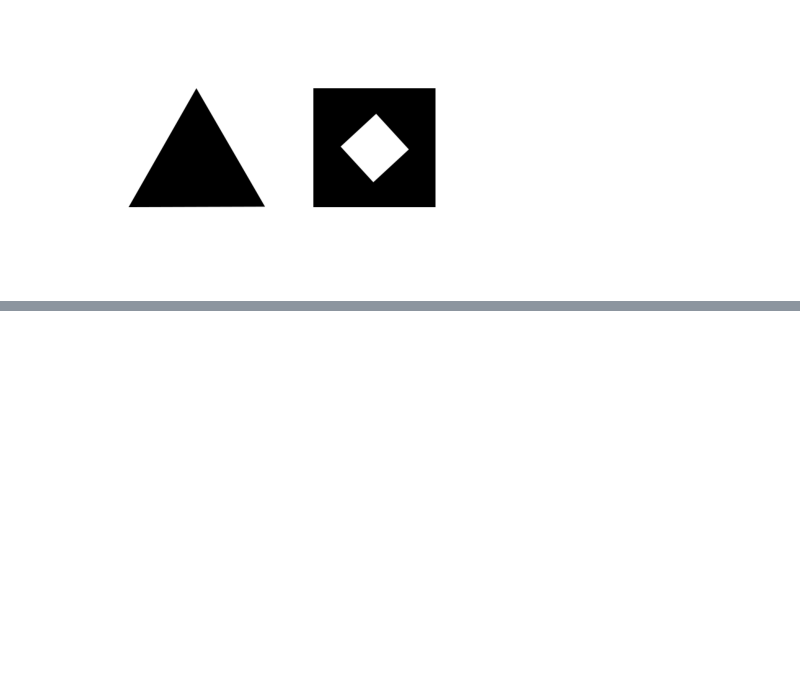
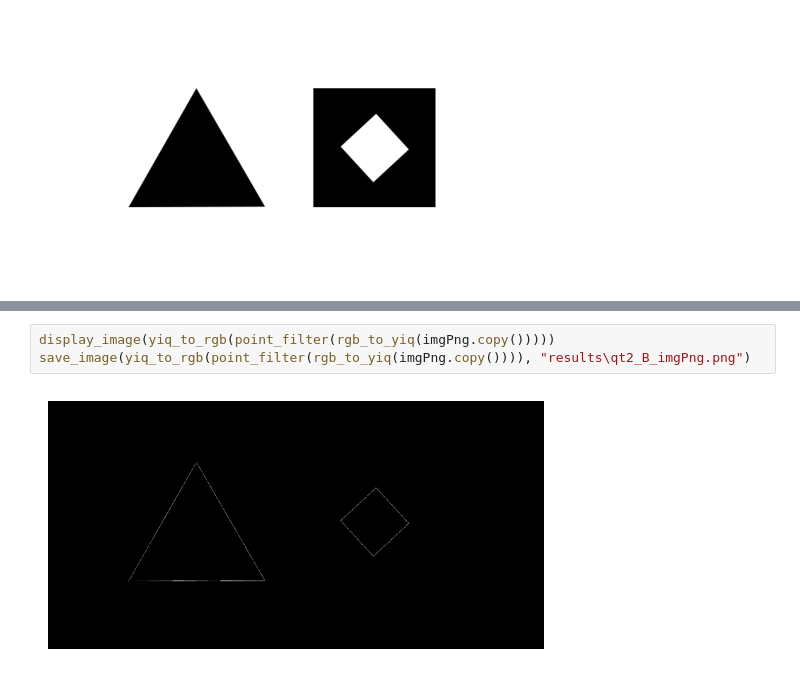
Before and after one commit to BarrosLucas/PracticeHomework, a Jupyter notebook: pdi.ipynb, the cells around one changed output, grey strips where cells are left out. Drawn from its saved outputs; the diff is of its cells as text; blank space fills up the shorter version.

```diff
--- a/pdi.ipynb
+++ b/pdi.ipynb
@@ -200,0 +223,5 @@ display_image(imgPng)
+# %%
+display_image(yiq_to_rgb(point_filter(rgb_to_yiq(imgPng.copy()))))
+save_image(yiq_to_rgb(point_filter(rgb_to_yiq(imgPng.copy()))), "results\qt2_B_imgPng.png")
+# %% [output]
+[figure, added]
```
Also changed, not shown: parts of 7 cells of this notebook, 1 other file.
